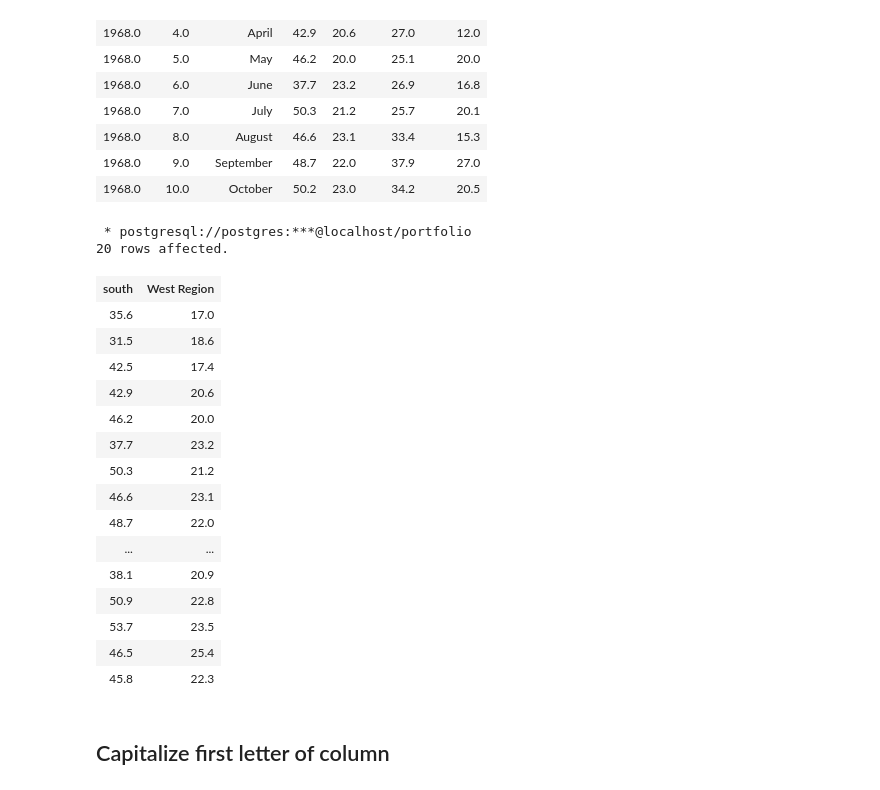
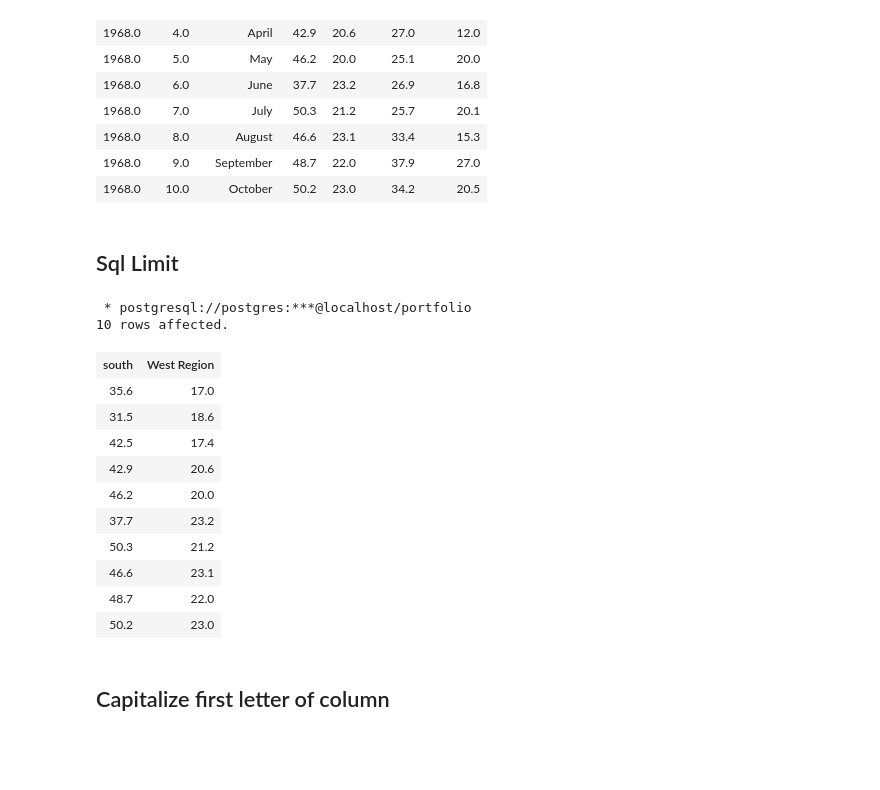
Before and after one commit to davidkeya/SQL-Projects, a Jupyter notebook: SQL Review 2021/Housing Report .ipynb, the cells around one changed output. Drawn from its saved outputs; the diff is of its cells as text; code cells hidden in the pictures; blank space fills up the shorter version.

```diff
--- a/SQL Review 2021/Housing Report .ipynb
+++ b/SQL Review 2021/Housing Report .ipynb
@@ -55,29 +56,26 @@ LIMIT 10
 | 1968.0 | 8.0 | August | 46.6 | 23.1 | 33.4 | 15.3 |
 | 1968.0 | 9.0 | September | 48.7 | 22.0 | 37.9 | 27.0 |
 | 1968.0 | 10.0 | October | 50.2 | 23.0 | 34.2 | 20.5 |
+# %% [markdown]
+## Sql Limit
 # %%
 %%sql
 SELECT south, west AS "West Region" FROM housing_units
-LIMIT 20
+LIMIT 10
 # %% [output]
  * postgresql://postgres:***@localhost/portfolio
-20 rows affected.
+10 rows affected.
 | south | West Region |
 | 35.6 | 17.0 |
 | 31.5 | 18.6 |
 | 42.5 | 17.4 |
 | 42.9 | 20.6 |
 | 46.2 | 20.0 |
 | 37.7 | 23.2 |
 | 50.3 | 21.2 |
 | 46.6 | 23.1 |
 | 48.7 | 22.0 |
-| ... | ... |
-| 38.1 | 20.9 |
-| 50.9 | 22.8 |
-| 53.7 | 23.5 |
-| 46.5 | 25.4 |
-| 45.8 | 22.3 |
+| 50.2 | 23.0 |
 # %% [markdown]
 ## Capitalize first letter of column
 # %%
```
Also changed, not shown: parts of 25 cells of this notebook.
